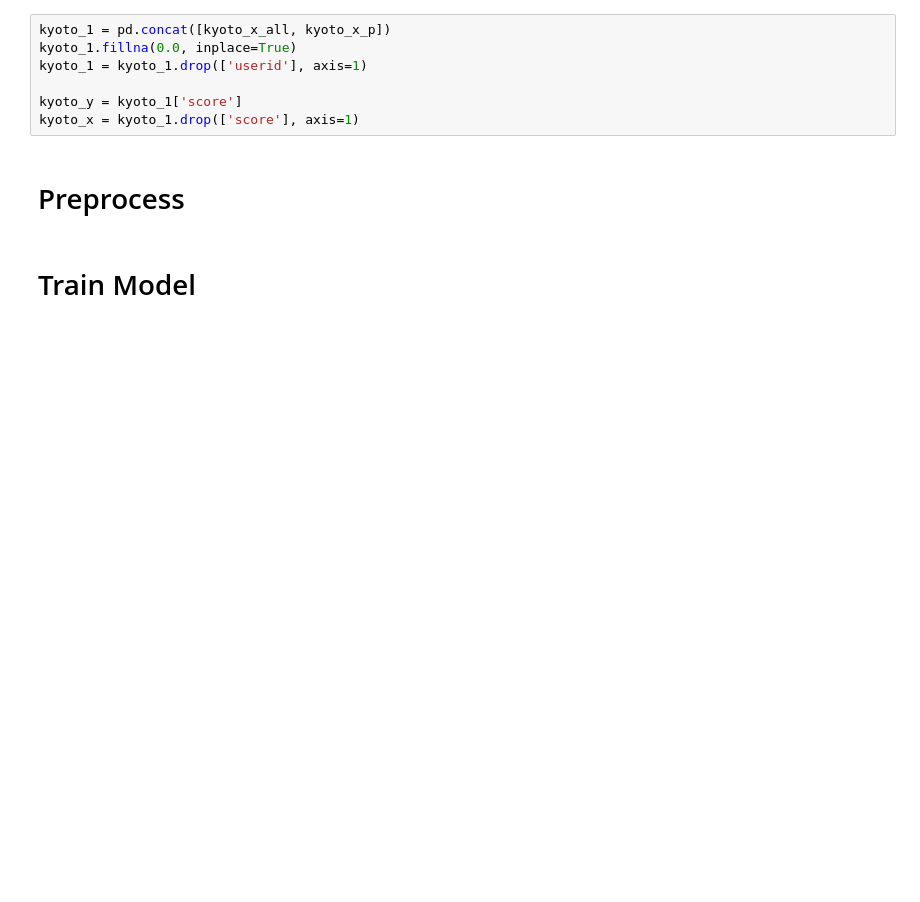
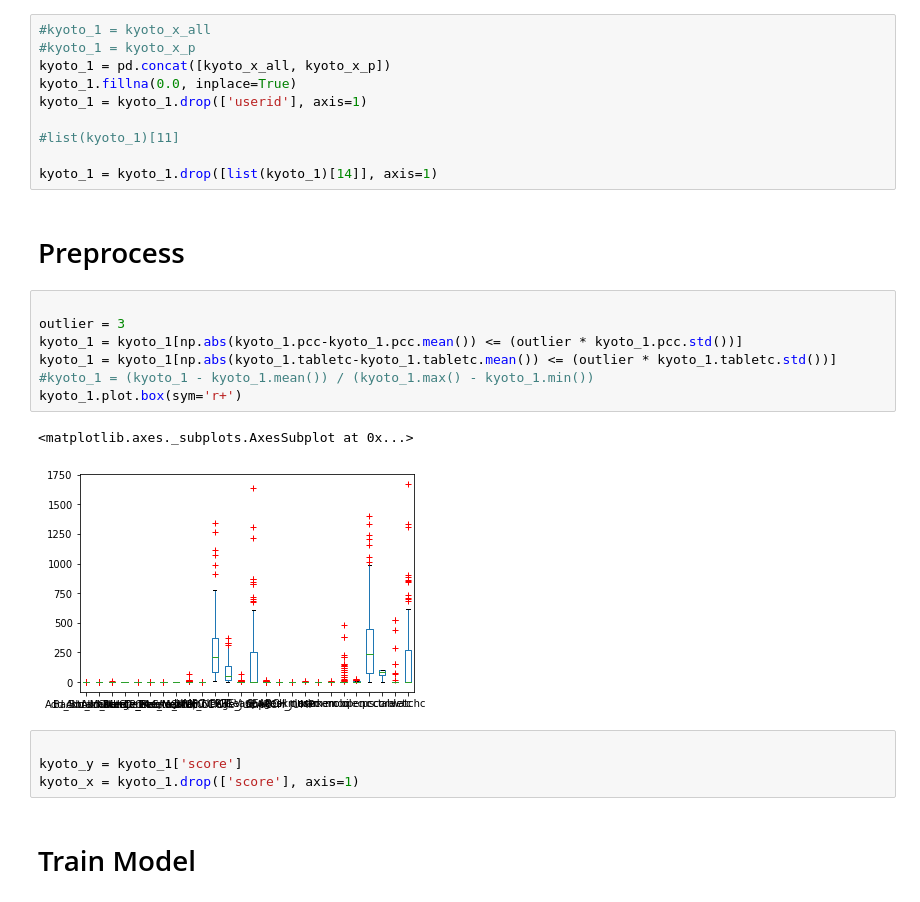
Before and after one commit to owen198/kyoto_ebook, a Jupyter notebook: XGBoost.ipynb, the cells around one changed output. Saved outputs shown, nothing was run; the diff lists cells and outputs as text; blank space fills up the shorter version.

```diff
--- a/XGBoost.ipynb
+++ b/XGBoost.ipynb
@@ -84,14 +95,31 @@ set(kyoto_x_p) - set(kyoto_x_all)
 # %% [output]
 set()
 # %%
+#kyoto_1 = kyoto_x_all
+#kyoto_1 = kyoto_x_p
 kyoto_1 = pd.concat([kyoto_x_all, kyoto_x_p])
 kyoto_1.fillna(0.0, inplace=True)
 kyoto_1 = kyoto_1.drop(['userid'], axis=1)
 
-kyoto_y = kyoto_1['score']
-kyoto_x = kyoto_1.drop(['score'], axis=1)
+#list(kyoto_1)[11]
+
+kyoto_1 = kyoto_1.drop([list(kyoto_1)[14]], axis=1)
 # %% [markdown]
 # Preprocess
+# %%
+
+outlier = 3
+kyoto_1 = kyoto_1[np.abs(kyoto_1.pcc-kyoto_1.pcc.mean()) <= (outlier * kyoto_1.pcc.std())]
+kyoto_1 = kyoto_1[np.abs(kyoto_1.tabletc-kyoto_1.tabletc.mean()) <= (outlier * kyoto_1.tabletc.std())]
+#kyoto_1 = (kyoto_1 - kyoto_1.mean()) / (kyoto_1.max() - kyoto_1.min())
+kyoto_1.plot.box(sym='r+')
+# %% [output]
+<matplotlib.axes._subplots.AxesSubplot at 0x...>
+[figure, added]
+# %%
+
+kyoto_y = kyoto_1['score']
+kyoto_x = kyoto_1.drop(['score'], axis=1)
 # %% [markdown]
 # Train Model
 # %%
```
Also changed, not shown: parts of 8 cells of this notebook.
